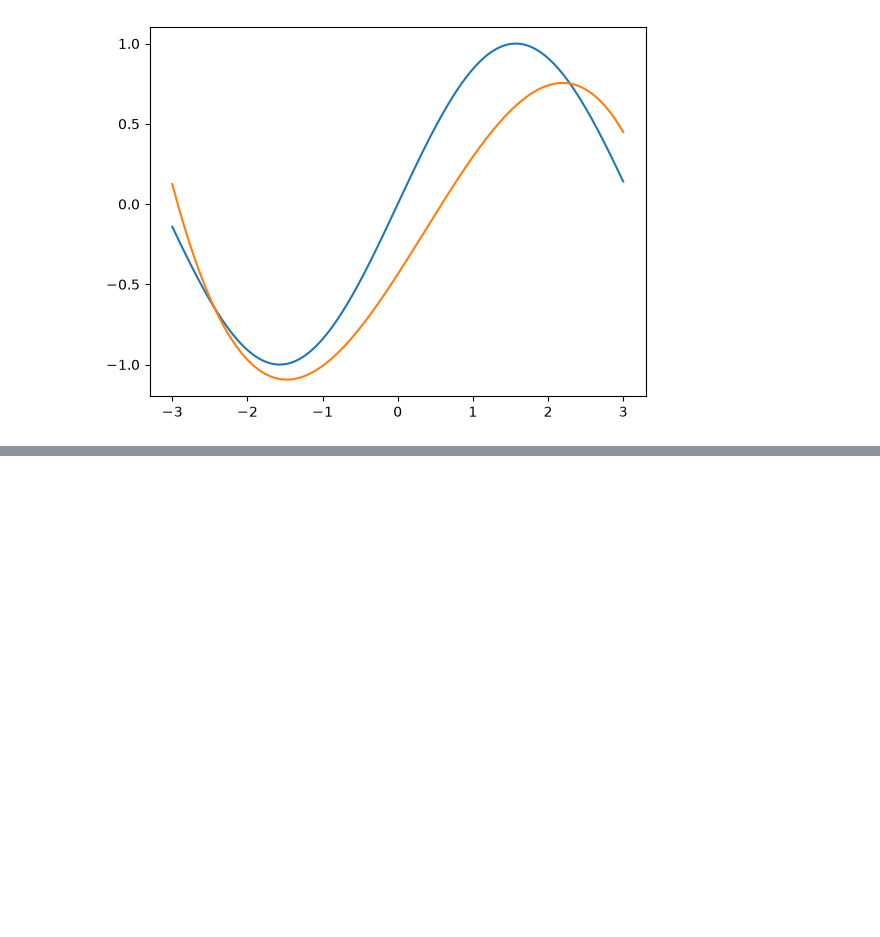
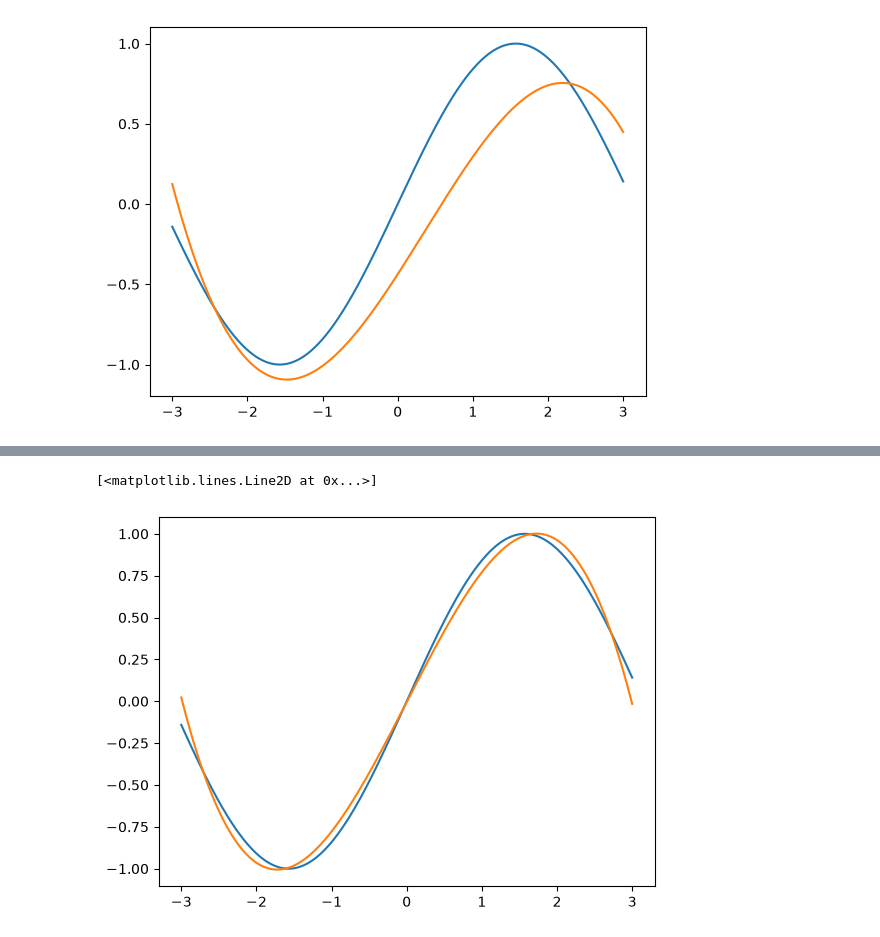
Before and after one commit to kilimanjaro/python501, a Jupyter notebook: pyTorch/1교시.ipynb, the cells around one changed output, grey strips where cells are left out. Saved outputs shown, nothing was run; the diff lists cells and outputs as text; code cells hidden in the pictures; blank space fills up the shorter version.

```diff
--- a/pyTorch/1교시.ipynb
+++ b/pyTorch/1교시.ipynb
@@ -80,0 +251,40 @@ plt.plot(x,  y_pred )
+# %%
+class Poly(nn.Module):
+    def __init__(self):
+        super().__init__()
+
+        # 가중치 초기화
+        self.a = nn.Parameter(torch.randn(1))
+        self.b = nn.Parameter(torch.randn(1))
+        self.c = nn.Parameter(torch.randn(1))
+        self.d = nn.Parameter(torch.randn(1))
+
+    def forward(self, x):
+        y_pred  = self.a*x**3 + self.b*x**2 + self.c*x + self.d
+        return y_pred
+# %%
+# 하이퍼 파라미터
+learning_rate = 1e-6
+
+# 데이터셋
+x = torch.linspace(-3, 3, 1000)
+y = torch.sin(x)
+
+# 모델초기화
+model = Poly()
+
+# 옵티마이저 만들기
+optimizer = torch.optim.SGD(params= model.parameters(), lr=learning_rate )
+
+for epoch in range(6001):
+    optimizer.zero_grad()                      # 각 변수의 기울기 초기화
+    y_pred = model(x)                         # 순전파
+    criterion = nn.MSELoss(reduction='sum')   # 손실함수 정의
+    loss = criterion(y_pred, y)              # 손실 계산
+    loss.backward()                          # backward  : 미분해서 기울기 다 찾아두기
+    optimizer.step()                         # 가중치 a,b,c,d 업데이트
+
+    if epoch % 1000 == 0:
+        print(f"epoch: {epoch},  loss: {loss}")
+        print(f"a: {a.item()},  b: {b.item()}")
+        print(f"=="*10)
@@ -80,0 +309,7 @@ plt.plot(x,  y_pred )
+# %%
+y_pred = model(x)
+plt.plot(x,  y)
+plt.plot(x,  y_pred.detach().numpy() )
+# %% [output]
+[<matplotlib.lines.Line2D at 0x...>]
+[figure, added]
```
Also changed, not shown: parts of 12 cells of this notebook.
